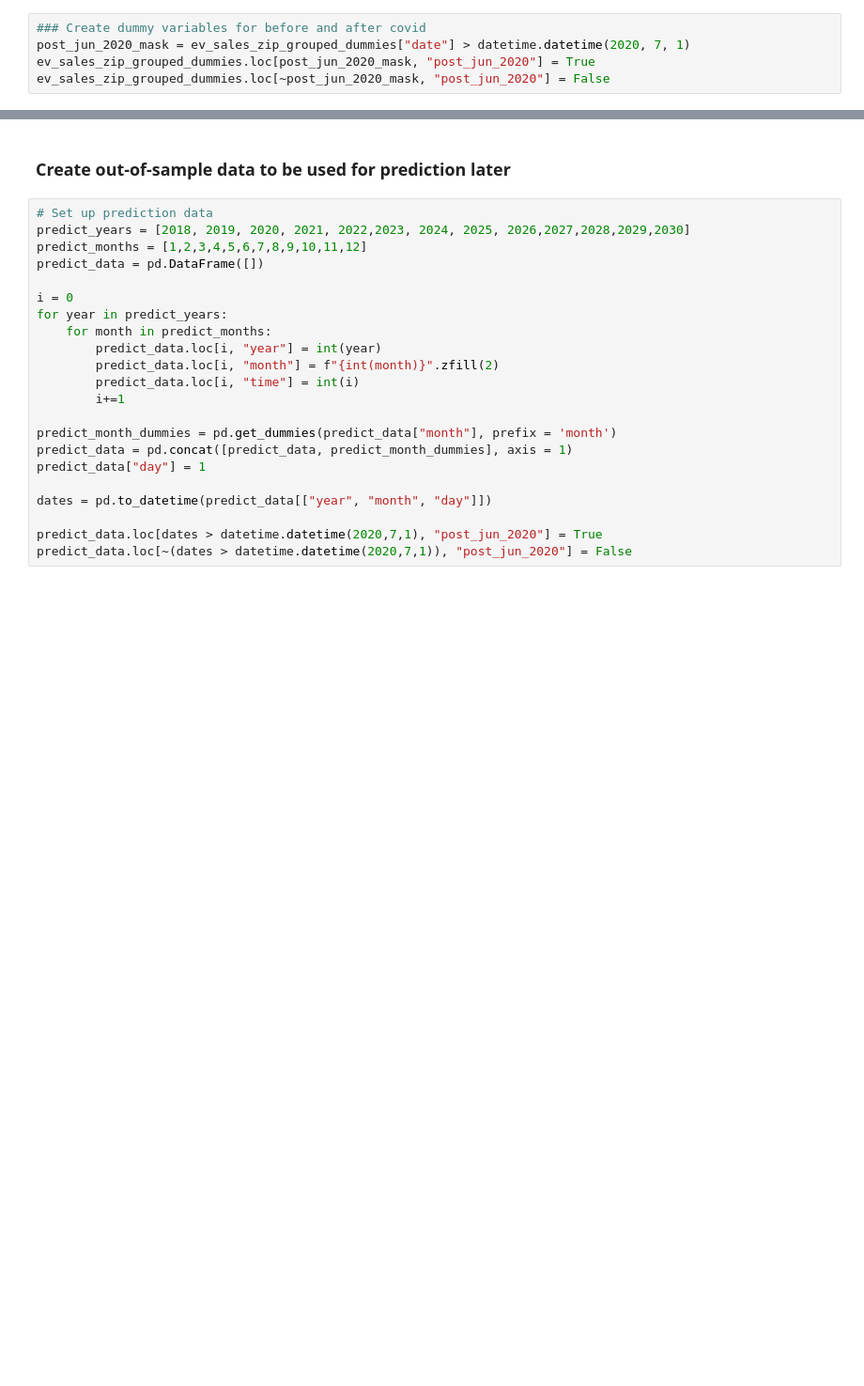
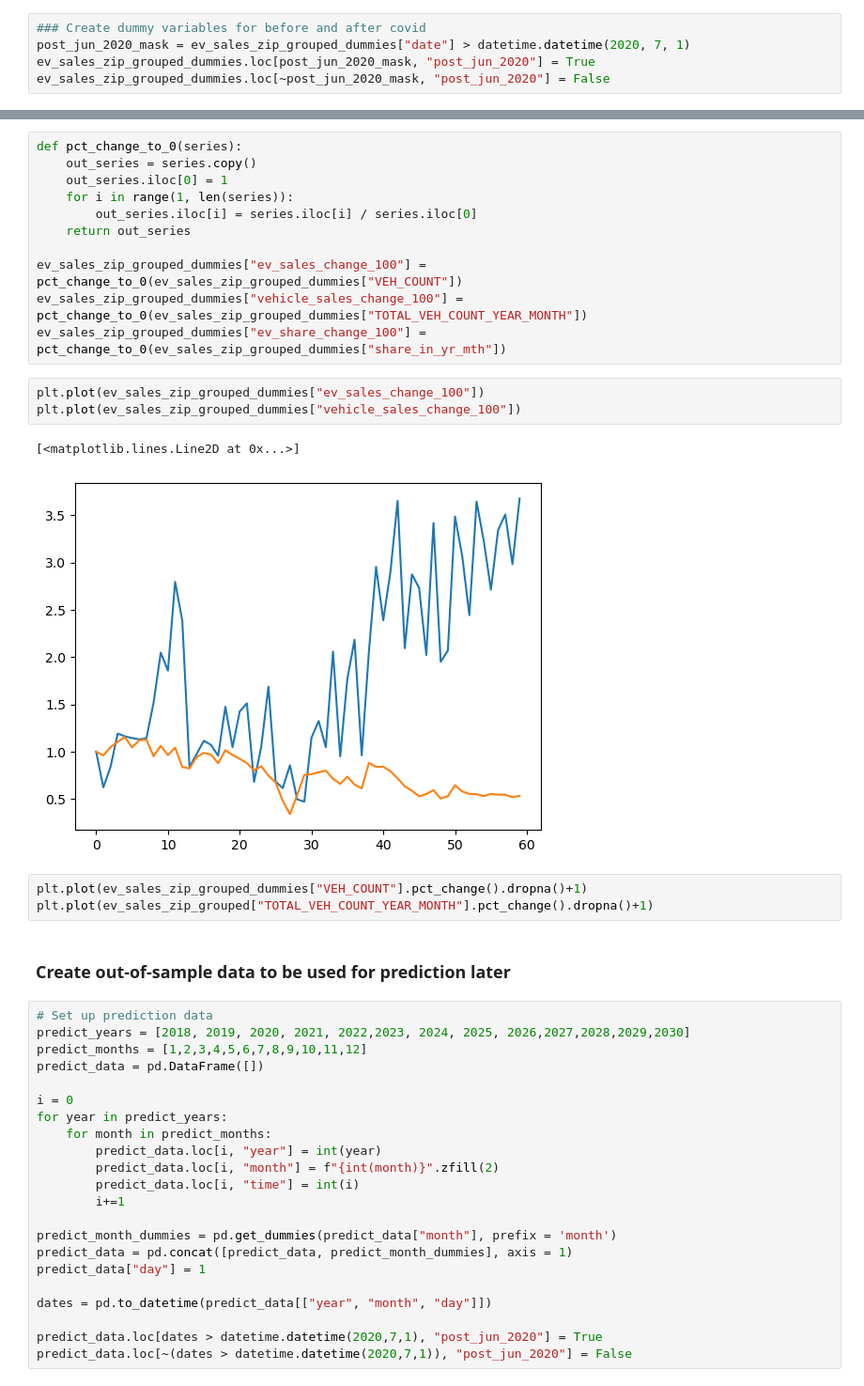
Before and after one commit to rajanoureddine/ctdot-tobin-yse, a Jupyter notebook: 4_forecasting/simple_forecast.ipynb, the cells around one changed output, grey strips where cells are left out. Shown at 94% size. Cells and saved outputs as stored; diff of their text form; blank space fills up the shorter version.

```diff
--- a/4_forecasting/simple_forecast.ipynb
+++ b/4_forecasting/simple_forecast.ipynb
@@ -189,3 +187,23 @@ ev_sales_zip_grouped_dummies.loc[~post_jun_2020_mask, "post_jun_2020"] = False
+# %%
+def pct_change_to_0(series):
+    out_series = series.copy()
+    out_series.iloc[0] = 1
+    for i in range(1, len(series)):
+        out_series.iloc[i] = series.iloc[i] / series.iloc[0]
+    return out_series
+
+ev_sales_zip_grouped_dummies["ev_sales_change_100"] = pct_change_to_0(ev_sales_zip_grouped_dummies["VEH_COUNT"])
+ev_sales_zip_grouped_dummies["vehicle_sales_change_100"] = pct_change_to_0(ev_sales_zip_grouped_dummies["TOTAL_VEH_COUNT_YEAR_MONTH"])
+ev_sales_zip_grouped_dummies["ev_share_change_100"] = pct_change_to_0(ev_sales_zip_grouped_dummies["share_in_yr_mth"])
+# %%
+plt.plot(ev_sales_zip_grouped_dummies["ev_sales_change_100"])
+plt.plot(ev_sales_zip_grouped_dummies["vehicle_sales_change_100"])
+# %% [output]
+[<matplotlib.lines.Line2D at 0x...>]
+[figure, added]
+# %%
+plt.plot(ev_sales_zip_grouped_dummies["VEH_COUNT"].pct_change().dropna()+1)
+plt.plot(ev_sales_zip_grouped["TOTAL_VEH_COUNT_YEAR_MONTH"].pct_change().dropna()+1)
 # %% [markdown]
 ### Create out-of-sample data to be used for prediction later
 # %%
```
Also changed, not shown: parts of 23 cells of this notebook, 2 other files.
